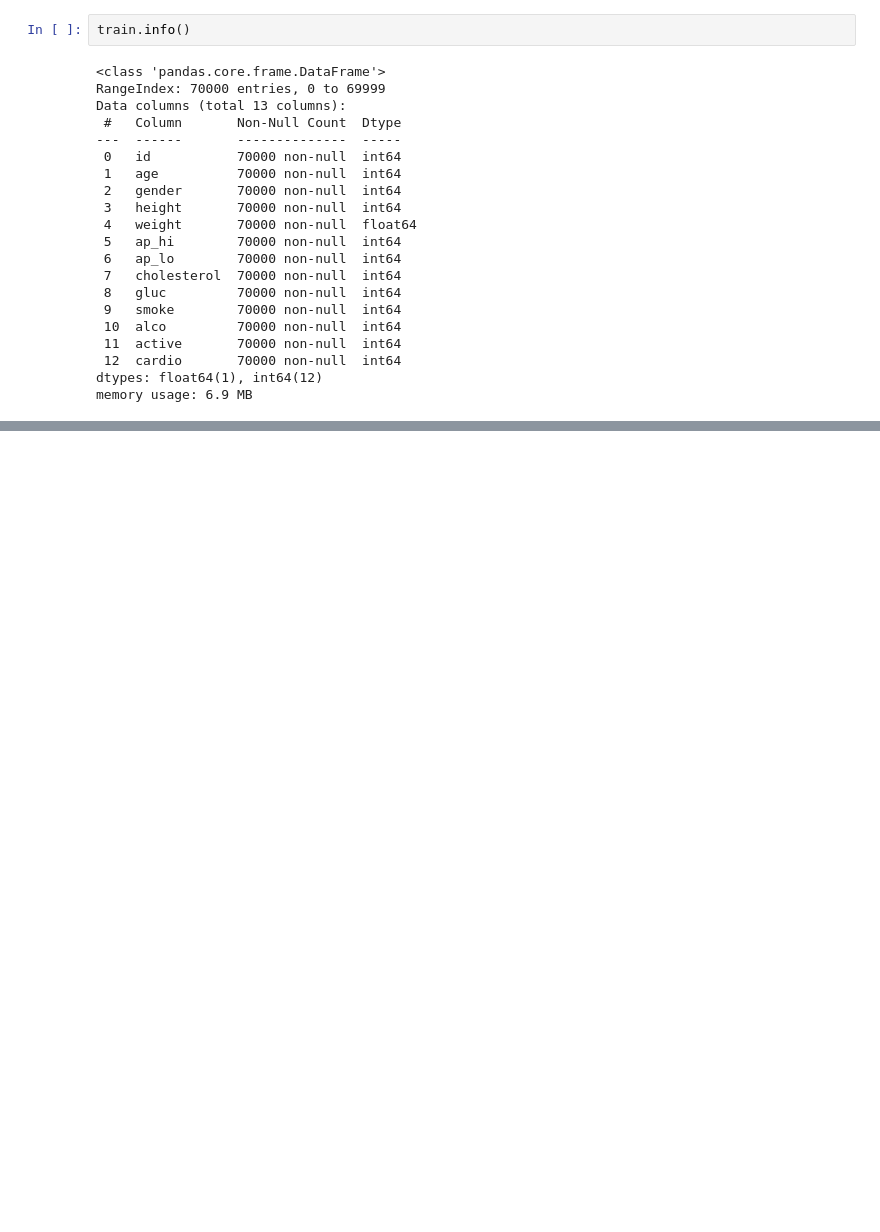
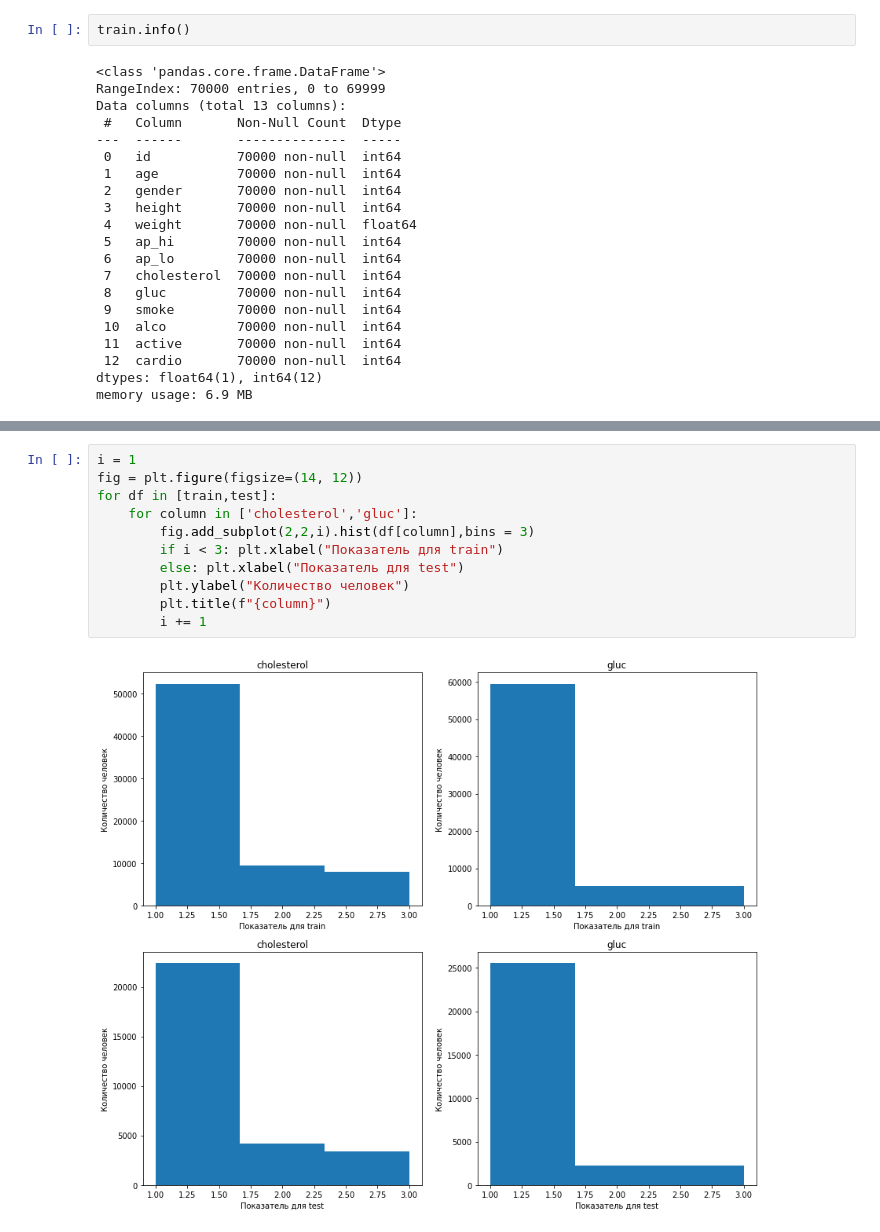
Before and after one commit to Rook-Black/Practicum, a Jupyter notebook: Heart_diseases_prediction/Heart_diseases_prediction.ipynb, the cells around one changed output, grey strips where cells are left out. Saved outputs shown, nothing was run; the diff lists cells and outputs as text; blank space fills up the shorter version.

```diff
--- a/Heart_diseases_prediction/Heart_diseases_prediction.ipynb
+++ b/Heart_diseases_prediction/Heart_diseases_prediction.ipynb
@@ -67,0 +167,13 @@ memory usage: 6.9 MB
+# %%
+i = 1
+fig = plt.figure(figsize=(14, 12))
+for df in [train,test]:
+    for column in ['cholesterol','gluc']:
+        fig.add_subplot(2,2,i).hist(df[column],bins = 3)
+        if i < 3: plt.xlabel("Показатель для train")
+        else: plt.xlabel("Показатель для test")
+        plt.ylabel("Количество человек")
+        plt.title(f"{column}")
+        i += 1
+# %% [output]
+[figure, added]
```
Also changed, not shown: parts of 39 cells of this notebook.
